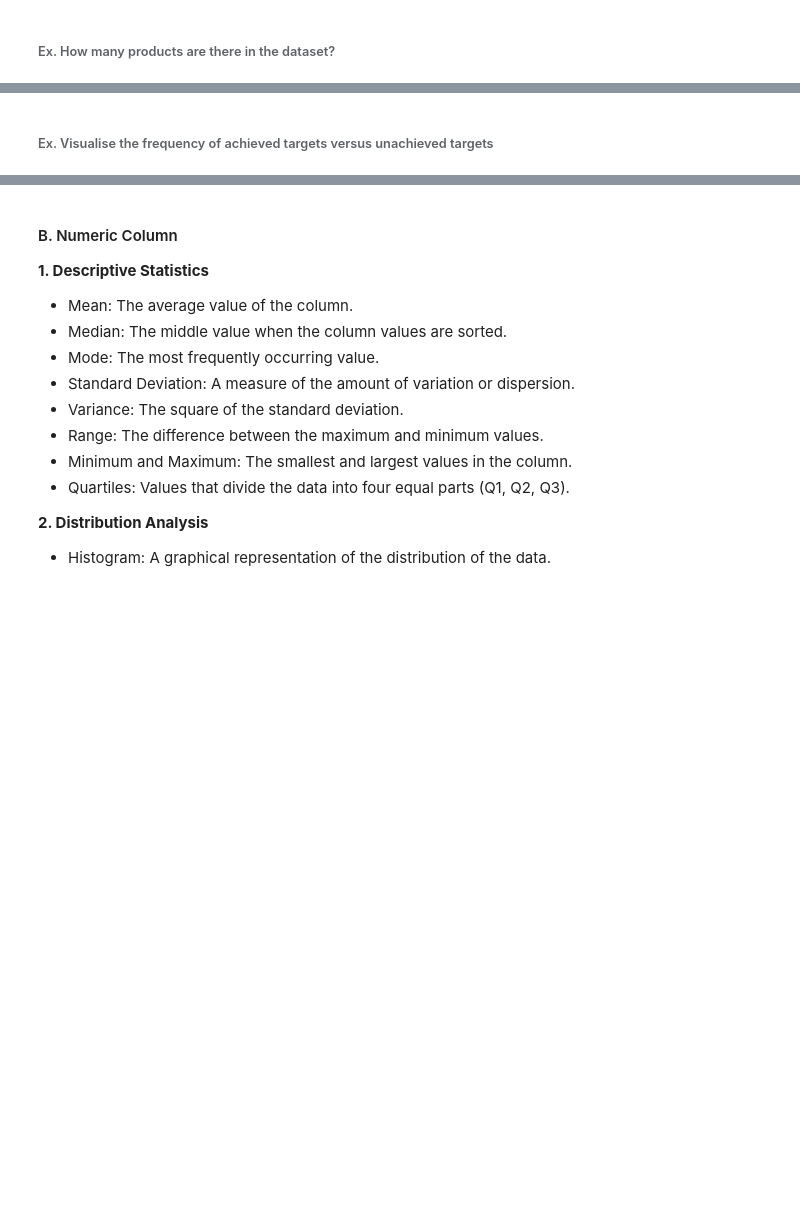
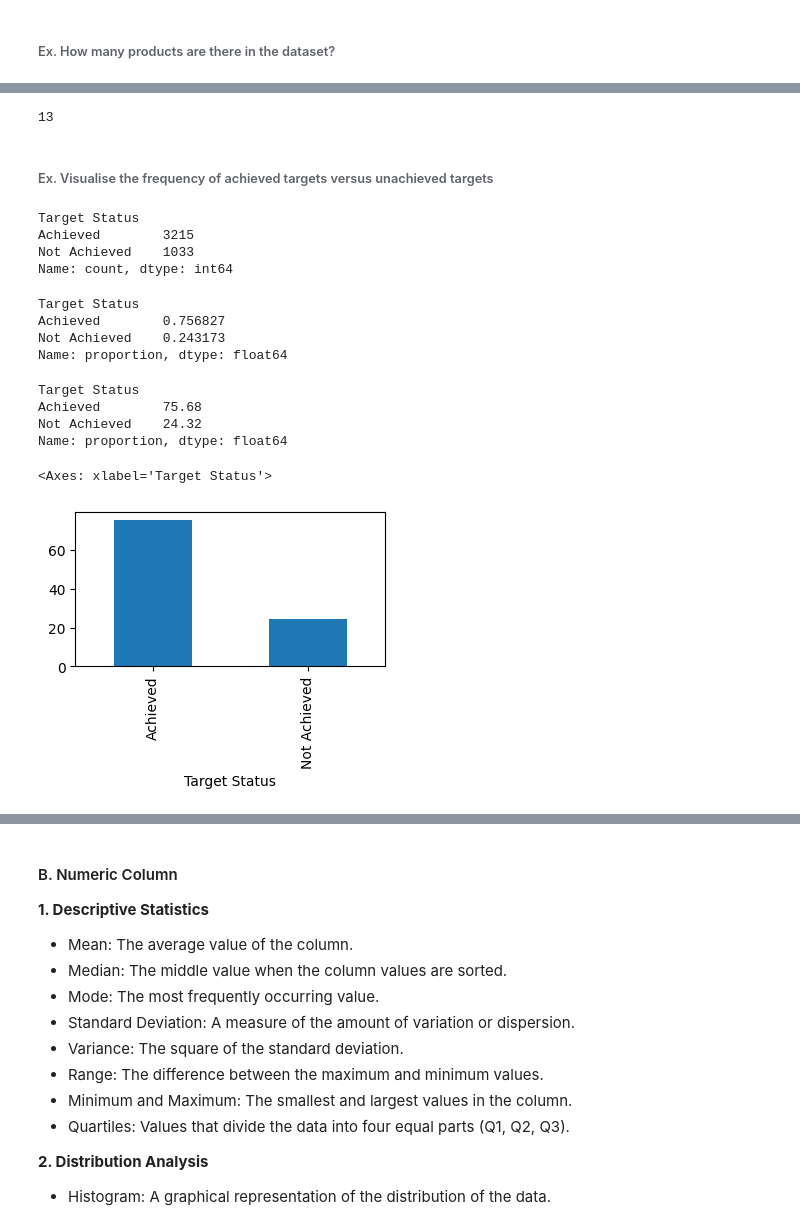
Before and after one commit to knowledge-corner/CGI_19_may_25, a Jupyter notebook: Classwork/Classwork Notebook.ipynb, the cells around one changed output, grey strips where cells are left out. Saved outputs shown, nothing was run; the diff lists cells and outputs as text; code cells hidden in the pictures; blank space fills up the shorter version.

```diff
--- a/Classwork/Classwork Notebook.ipynb
+++ b/Classwork/Classwork Notebook.ipynb
@@ -2393,2 +2400,32 @@ df.head()
+# %%
+df.Product.unique().size
+# %% [output]
+13
 # %% [markdown]
 ###### Ex. Visualise the frequency of achieved targets versus unachieved targets
+# %%
+df["Target Status"].value_counts()
+# %% [output]
+Target Status
+Achieved        3215
+Not Achieved    1033
+Name: count, dtype: int64
+# %%
+df["Target Status"].value_counts(normalize=True)
+# %% [output]
+Target Status
+Achieved        0.756827
+Not Achieved    0.243173
+Name: proportion, dtype: float64
+# %%
+np.round(df["Target Status"].value_counts(normalize=True) * 100, 2)
+# %% [output]
+Target Status
+Achieved        75.68
+Not Achieved    24.32
+Name: proportion, dtype: float64
+# %%
+np.round(df["Target Status"].value_counts(normalize=True) * 100, 2).plot(kind = "bar", figsize = (4, 2))
+# %% [output]
+<Axes: xlabel='Target Status'>
+[figure, added]
```
Also changed, not shown: parts of 6 cells of this notebook.
